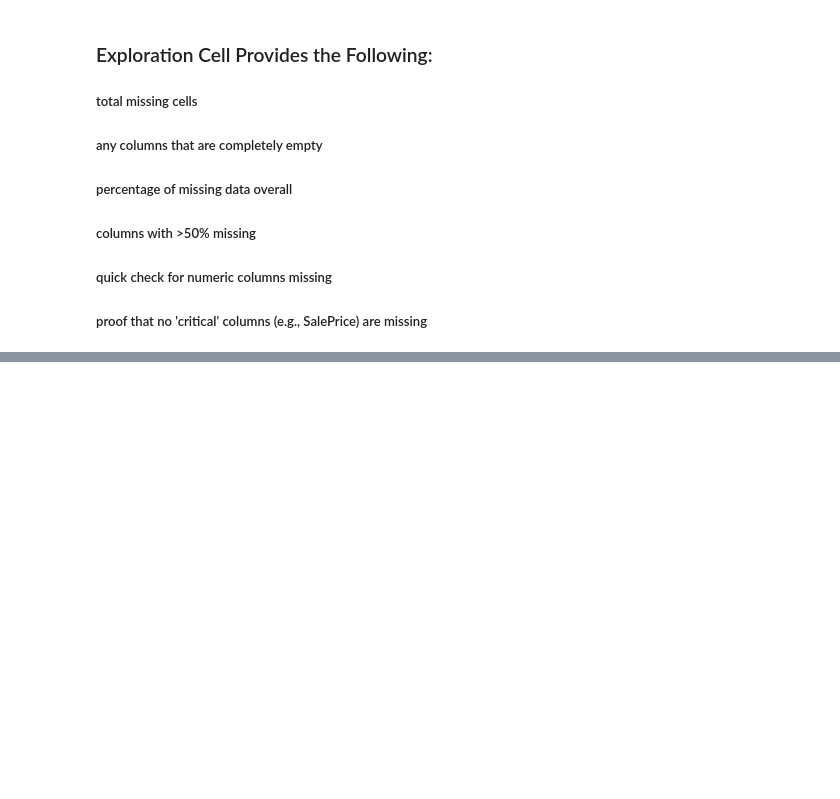
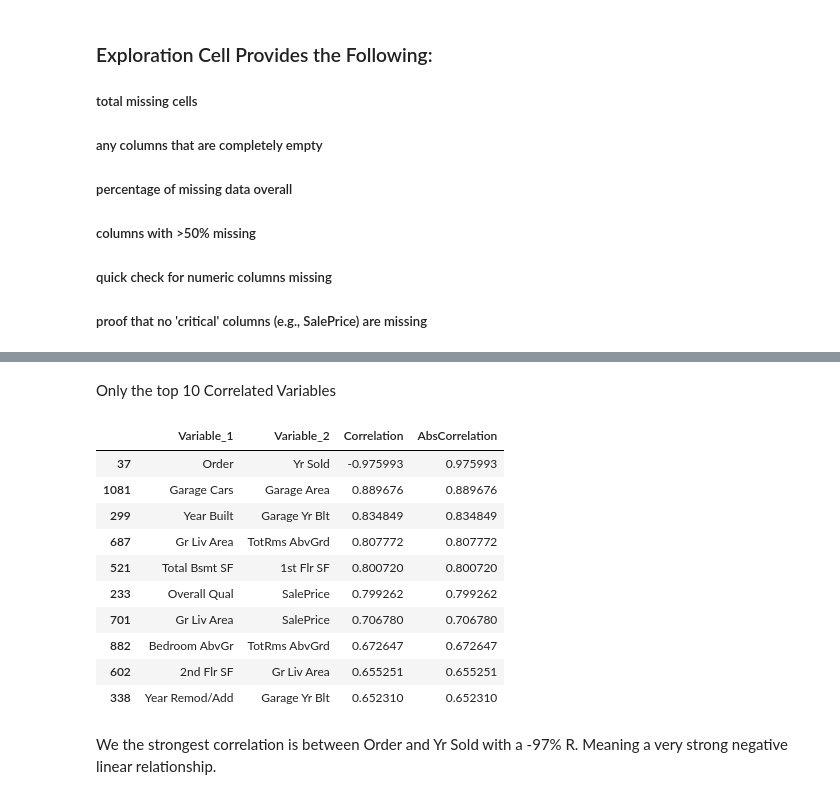
Before and after one commit to nphanrahan/data-quarks, a Jupyter notebook: notebooks/01_data_exploration.ipynb, the cells around one changed output, grey strips where cells are left out. Cells and saved outputs as stored; diff of their text form; code cells hidden in the pictures; blank space fills up the shorter version.

```diff
--- a/notebooks/01_data_exploration.ipynb
+++ b/notebooks/01_data_exploration.ipynb
@@ -174,0 +196,32 @@ dtype: int64
+# %% [markdown]
+Only the top 10 Correlated Variables
+# %%
+corr_pairs = corr_matrix.unstack().reset_index()
+corr_pairs.columns = ['Variable_1', 'Variable_2', 'Correlation']
+
+# Drop self-correlations (a variable with itself)
+corr_pairs = corr_pairs[corr_pairs['Variable_1'] != corr_pairs['Variable_2']]
+
+# Keep only one of each pair (e.g., A-B but not B-A)
+corr_pairs['Sorted'] = corr_pairs.apply(lambda x: tuple(sorted([x['Variable_1'], x['Variable_2']])), axis=1)
+corr_pairs = corr_pairs.drop_duplicates(subset='Sorted').drop(columns='Sorted')
+
+# Sort by absolute correlation
+corr_pairs['AbsCorrelation'] = corr_pairs['Correlation'].abs()
+top_corr = corr_pairs.sort_values(by='AbsCorrelation', ascending=False).head(10)
+
+top_corr
+# %% [output]
+|  | Variable_1 | Variable_2 | Correlation | AbsCorrelation |
+| 37 | Order | Yr Sold | -0.975993 | 0.975993 |
+| 1081 | Garage Cars | Garage Area | 0.889676 | 0.889676 |
+| 299 | Year Built | Garage Yr Blt | 0.834849 | 0.834849 |
+| 687 | Gr Liv Area | TotRms AbvGrd | 0.807772 | 0.807772 |
+| 521 | Total Bsmt SF | 1st Flr SF | 0.800720 | 0.800720 |
+| 233 | Overall Qual | SalePrice | 0.799262 | 0.799262 |
+| 701 | Gr Liv Area | SalePrice | 0.706780 | 0.706780 |
+| 882 | Bedroom AbvGr | TotRms AbvGrd | 0.672647 | 0.672647 |
+| 602 | 2nd Flr SF | Gr Liv Area | 0.655251 | 0.655251 |
+| 338 | Year Remod/Add | Garage Yr Blt | 0.652310 | 0.652310 |
+# %% [markdown]
+We the strongest correlation is between Order and Yr Sold with a -97% R. Meaning a very strong negative linear relationship.
```
Also changed, not shown: parts of 3 cells of this notebook.
